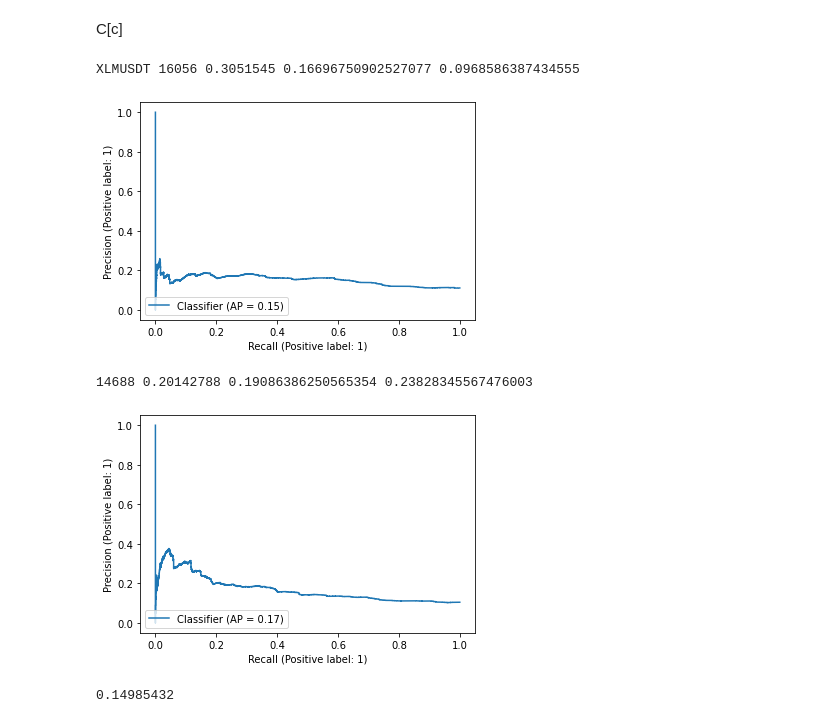
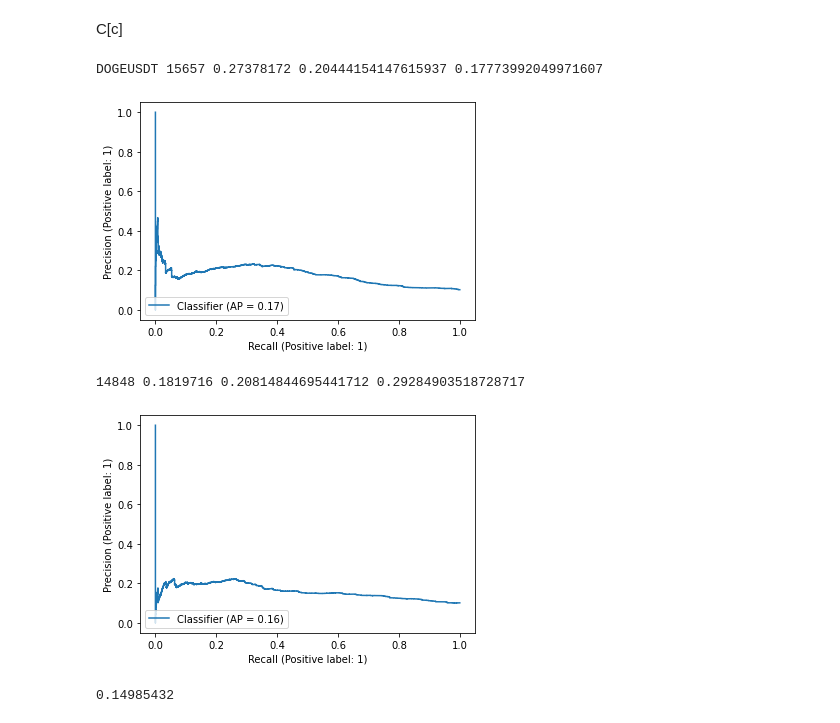
Before and after one commit to crazyleg/binancepredict, a Jupyter notebook: test_set_analysis.ipynb, the cells around one changed output. Saved outputs shown, nothing was run; the diff lists cells and outputs as text; code cells hidden in the pictures.

```diff
--- a/test_set_analysis.ipynb
+++ b/test_set_analysis.ipynb
@@ -125,17 +146,17 @@ y_test_up.shape
 # %% [markdown]
 C[c]
 # %%
-c = 12
+c = 0
 
-s = 1000
+s = 1500
 from sklearn.metrics import precision_recall_curve
 from sklearn.metrics import PrecisionRecallDisplay
 prec, recall, thr = precision_recall_curve(y_test_up[3000:,c], stable_sigmoid(y_hat_test_down[3000:,c]))
 PrecisionRecallDisplay.from_predictions(y_test_up[3000:,c], stable_sigmoid(y_hat_test_down[3000:,c]))
 print(C[c], prec[s:-5].argmax(), thr[prec[s:-1].argmax()], prec[prec[s:-1].argmax()], recall[prec[s:-1].argmax()])
 # %% [output]
-XLMUSDT 16056 0.3051545 0.16696750902527077 0.0968586387434555
+DOGEUSDT 15657 0.27378172 0.20444154147615937 0.17773992049971607
-[figure, old version]
+[figure, new version]
 # %%
 s = 2000
 from sklearn.metrics import precision_recall_curve
@@ -144,8 +165,8 @@ prec, recall, thr = precision_recall_curve(y_test_down[3000:,c], stable_sigmoid(
 PrecisionRecallDisplay.from_predictions(y_test_down[3000:,c], stable_sigmoid(y_hat_test_up[3000:,c]))
 print(prec[s:-5].argmax(), thr[prec[s:-1].argmax()], prec[prec[s:-1].argmax()], recall[prec[s:-1].argmax()])
 # %% [output]
-14688 0.20142788 0.19086386250565354 0.23828345567476003
+14848 0.1819716 0.20814844695441712 0.29284903518728717
-[figure, old version]
+[figure, new version]
 # %%
 y_test_up[:,c][stable_sigmoid(y_hat_test_up[:,c])>.3].mean()
 y_test_up[:,c][stable_sigmoid(y_hat_test_up[:,c])<.3].mean()
```
Also changed, not shown: parts of 4 cells of this notebook, 1 other file.
